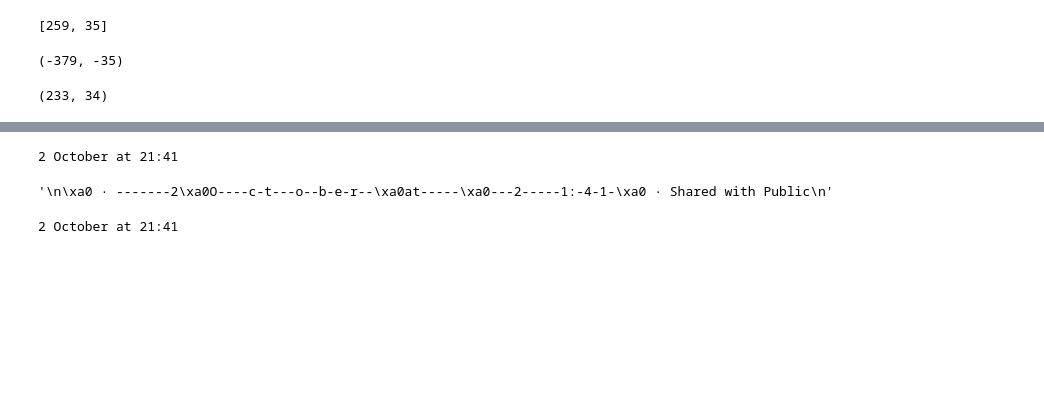
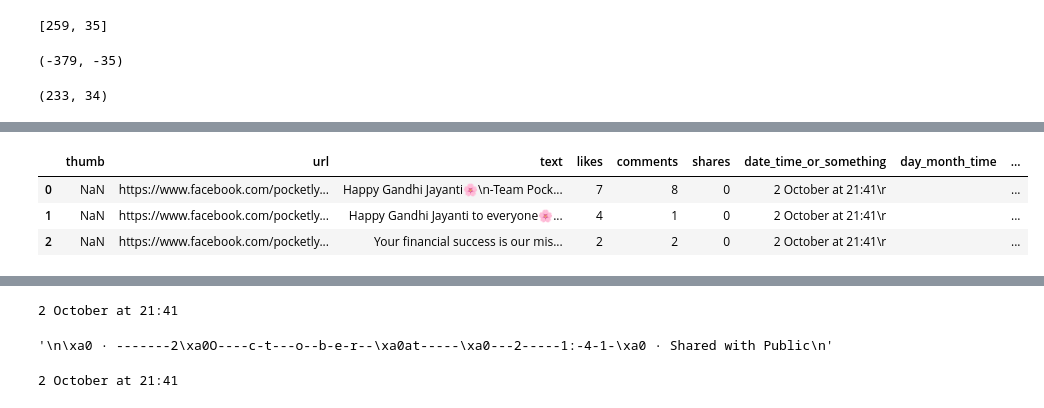
Before and after one commit to saketthakur001/get-post-date-from-facebook-post, a Jupyter notebook: get timestamp .ipynb, the cells around one changed output, grey strips where cells are left out. Saved outputs shown, nothing was run; the diff lists cells and outputs as text; code cells hidden in the pictures; blank space fills up the shorter version.

```diff
--- a/get timestamp .ipynb
+++ b/get timestamp .ipynb
@@ -106,6 +110,6 @@ df = pd.read_csv('dataset_facebook.csv')
 
 # add a column date_time_or_something to the dataframe
 df['date_time_or_something'] = ''
-
-for link in df['url']:
-    print(link)
+df['day_month_time'] = ''
+df['day_month_year_time'] = ''
+df['text_data_from_the_post'] = ''
@@ -129,0 +120,2 @@ https://www.facebook.com/pocketly.in/posts/118198946243029:610032607229766
+# %%
+img1, img2, maybe_date, txt = get_facebook_post_date(url)
@@ -129,0 +124,16 @@ https://www.facebook.com/pocketly.in/posts/118198946243029:610032607229766
+# %%
+rows = df.iloc[:3]
+
+rows['date_time_or_something'] = ''
+rows['day_month_time_img'] = ''
+rows['day_month_year_time_img'] = ''
+rows['text_data_from_the_post'] = ''
+for index, row in rows.iterrows():
+    url = row['url']
+    # img1, img2, maybe_date, txt = get_facebook_post_date(url)
+    print(str(maybe_date))
+    re.sub(r'\\xa0|\\r', '',
+    rows.loc[index, 'date_time_or_something'] = str(maybe_date)
+    rows.loc[index, 'text_data_from_the_post'] = txt
+    rows.loc[index, 'day_month_time_img'] = img1
+    rows.loc[index, 'day_month_year_time_img'] = img2
@@ -129,0 +164,7 @@ https://www.facebook.com/pocketly.in/posts/118198946243029:610032607229766
+# %%
+rows
+# %% [output]
+|  | thumb | url | text | likes | comments | shares | date_time_or_something | day_month_time | ... |
+| 0 | NaN | https://www.facebook.com/pocketly... | Happy Gandhi Jayanti🌸\n-Team Pock... | 7 | 8 | 0 | 2 October at 21:41\r |  | ... |
+| 1 | NaN | https://www.facebook.com/pocketly... | Happy Gandhi Jayanti to everyone🌸... | 4 | 1 | 0 | 2 October at 21:41\r |  | ... |
+| 2 | NaN | https://www.facebook.com/pocketly... | Your financial success is our mis... | 2 | 2 | 0 | 2 October at 21:41\r |  | ... |
```
Also changed, not shown: parts of 14 cells of this notebook, 5 other files.
